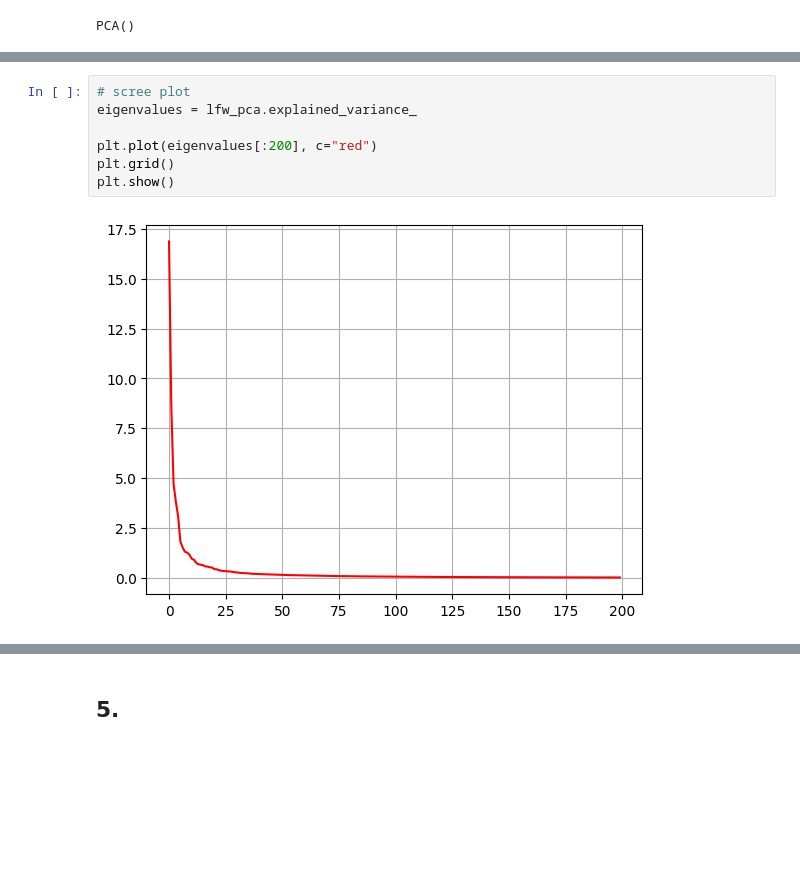
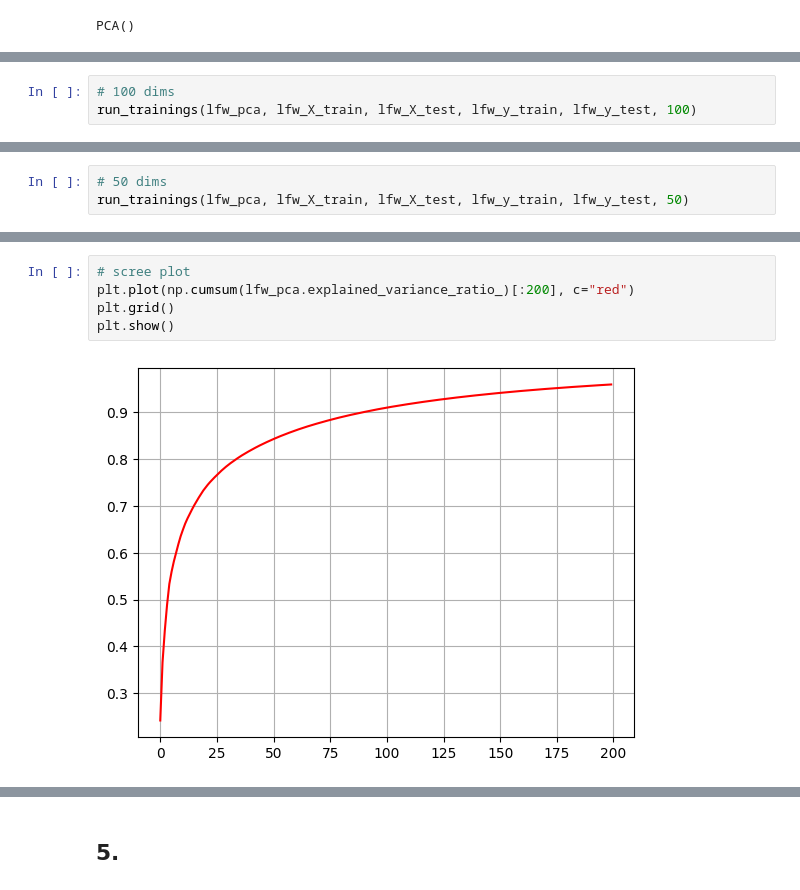
Before and after one commit to jupiterb/agh-data-science, a Jupyter notebook: 1/data_exploration/labs/lab1.ipynb, the cells around one changed output, grey strips where cells are left out. Cells and saved outputs as stored; diff of their text form; blank space fills up the shorter version.

```diff
--- a/1/data_exploration/labs/lab1.ipynb
+++ b/1/data_exploration/labs/lab1.ipynb
@@ -291,0 +282,3 @@ pd.DataFrame(lfw_trainings_results)
+# %%
+# 100 dims
+run_trainings(lfw_pca, lfw_X_train, lfw_X_test, lfw_y_train, lfw_y_test, 100)
@@ -291,0 +300,3 @@ pd.DataFrame(lfw_trainings_results)
+# %%
+# 50 dims
+run_trainings(lfw_pca, lfw_X_train, lfw_X_test, lfw_y_train, lfw_y_test, 50)
@@ -292,9 +318,7 @@ pd.DataFrame(lfw_trainings_results)
 # %%
 # scree plot
-eigenvalues = lfw_pca.explained_variance_
-
-plt.plot(eigenvalues[:200], c="red")
+plt.plot(np.cumsum(lfw_pca.explained_variance_ratio_)[:200], c="red")
 plt.grid()
 plt.show()
 # %% [output]
-[figure, old version]
+[figure, new version]
```
Also changed, not shown: parts of 20 cells of this notebook.
